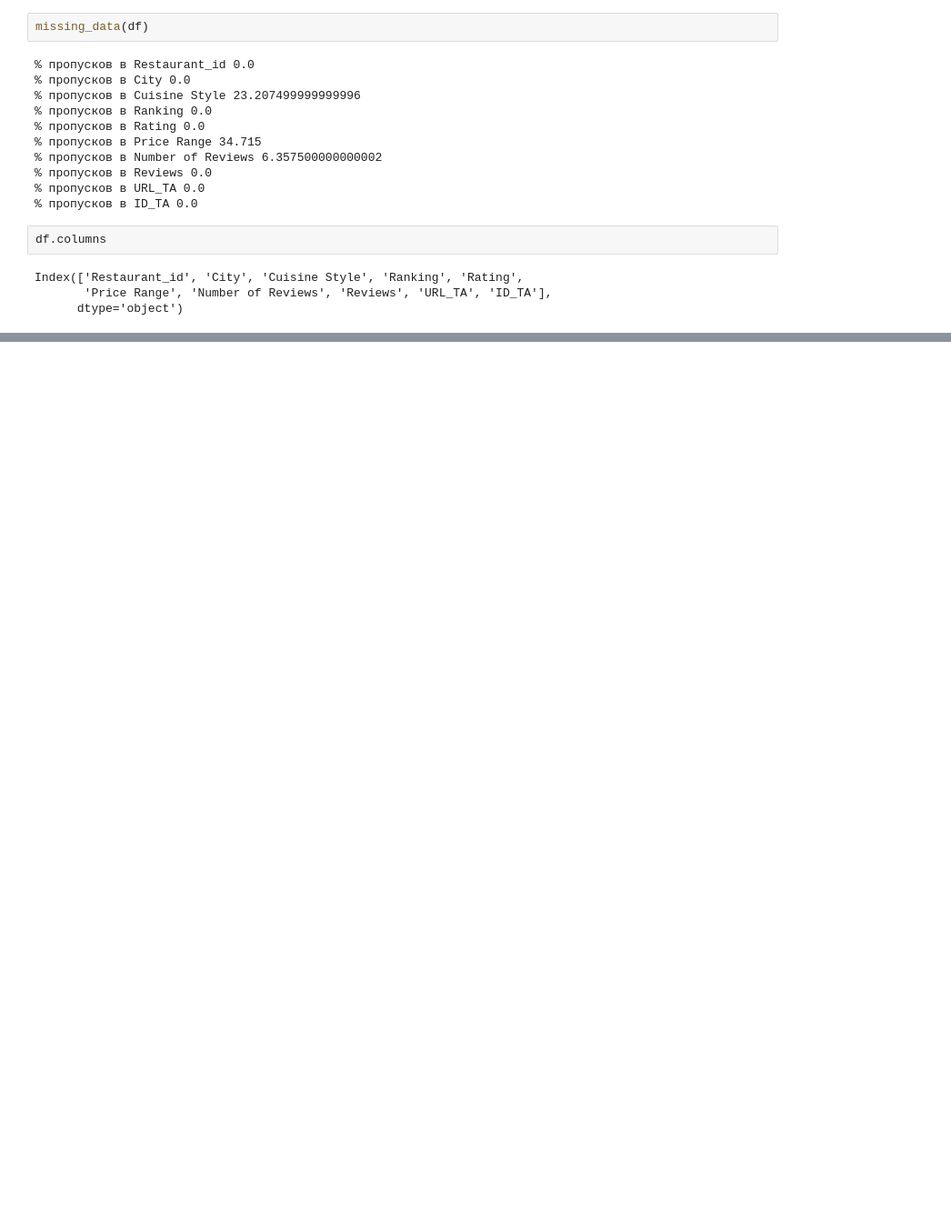
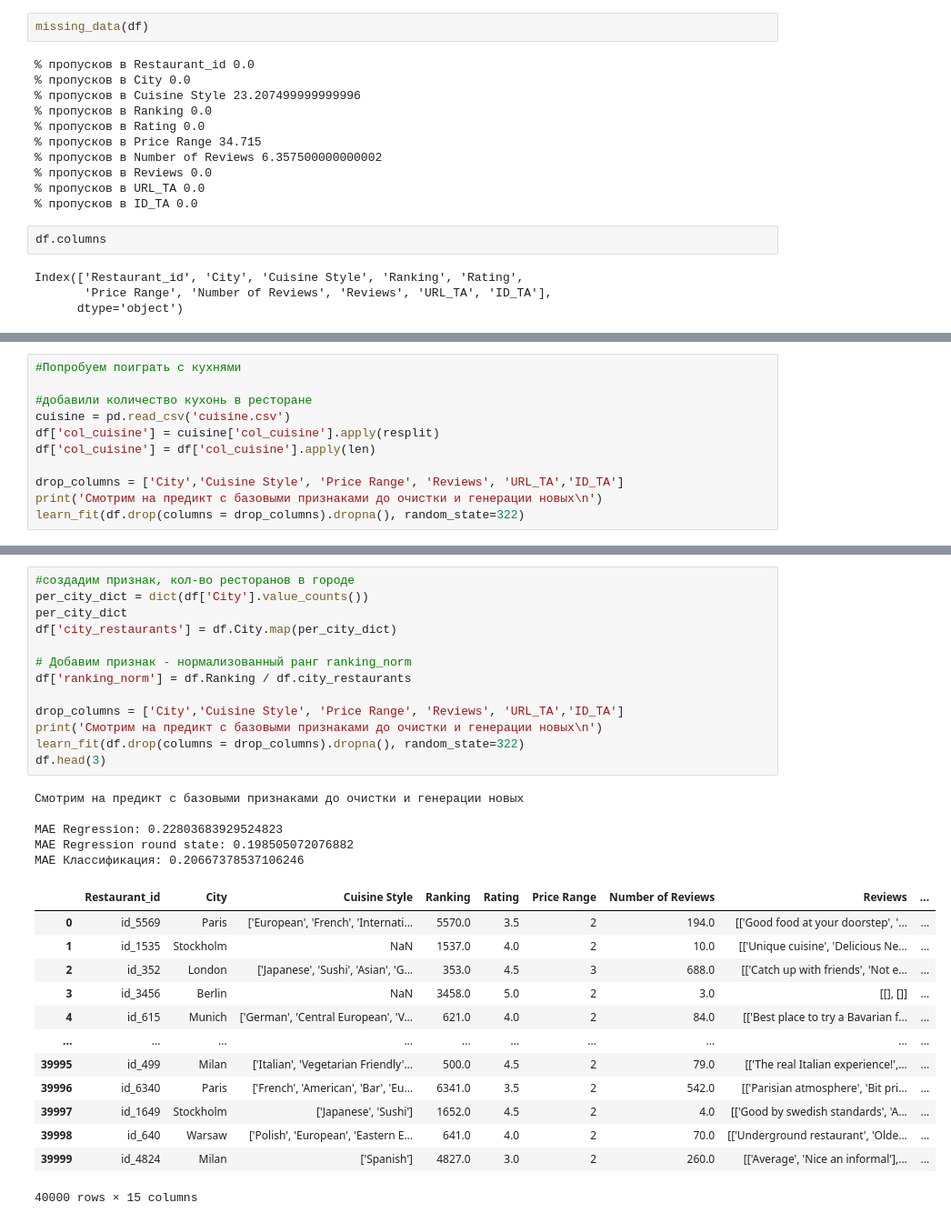
Before and after one commit to maximka1980/SF_DSPRO, a Jupyter notebook: module_3/module3_predict_submission.ipynb, the cells around one changed output, grey strips where cells are left out. Shown: that part at 91% size. Saved outputs shown, nothing was run; the diff lists cells and outputs as text; blank space fills up the shorter version.

```diff
--- a/module_3/module3_predict_submission.ipynb
+++ b/module_3/module3_predict_submission.ipynb
@@ -127,0 +309,11 @@ Index(['Restaurant_id', 'City', 'Cuisine Style', 'Ranking', 'Rating',
+# %%
+#Попробуем поиграть с кухнями
+
+#добавили количество кухонь в ресторане
+cuisine = pd.read_csv('cuisine.csv')
+df['col_cuisine'] = cuisine['col_cuisine'].apply(resplit)
+df['col_cuisine'] = df['col_cuisine'].apply(len)
+
+drop_columns = ['City','Cuisine Style', 'Price Range', 'Reviews', 'URL_TA','ID_TA']
+print('Смотрим на предикт с базовыми признаками до очистки и генерации новых\n')
+learn_fit(df.drop(columns = drop_columns).dropna(), random_state=322)
@@ -127,0 +348,32 @@ Index(['Restaurant_id', 'City', 'Cuisine Style', 'Ranking', 'Rating',
+# %%
+#создадим признак, кол-во ресторанов в городе
+per_city_dict = dict(df['City'].value_counts())
+per_city_dict
+df['city_restaurants'] = df.City.map(per_city_dict)
+
+# Добавим признак - нормализованный ранг ranking_norm
+df['ranking_norm'] = df.Ranking / df.city_restaurants
+
+drop_columns = ['City','Cuisine Style', 'Price Range', 'Reviews', 'URL_TA','ID_TA']
+print('Смотрим на предикт с базовыми признаками до очистки и генерации новых\n')
+learn_fit(df.drop(columns = drop_columns).dropna(), random_state=322)
+df.head(3)
+# %% [output]
+Смотрим на предикт с базовыми признаками до очистки и генерации новых
+
+MAE Regression: 0.22803683929524823
+MAE Regression round state: 0.198505072076882
+MAE Классификация: 0.20667378537106246
+|  | Restaurant_id | City | Cuisine Style | Ranking | Rating | Price Range | Number of Reviews | Reviews | ... |
+| 0 | id_5569 | Paris | ['European', 'French', 'Internati... | 5570.0 | 3.5 | 2 | 194.0 | [['Good food at your doorstep', '... | ... |
+| 1 | id_1535 | Stockholm | NaN | 1537.0 | 4.0 | 2 | 10.0 | [['Unique cuisine', 'Delicious Ne... | ... |
+| 2 | id_352 | London | ['Japanese', 'Sushi', 'Asian', 'G... | 353.0 | 4.5 | 3 | 688.0 | [['Catch up with friends', 'Not e... | ... |
+| 3 | id_3456 | Berlin | NaN | 3458.0 | 5.0 | 2 | 3.0 | [[], []] | ... |
+| 4 | id_615 | Munich | ['German', 'Central European', 'V... | 621.0 | 4.0 | 2 | 84.0 | [['Best place to try a Bavarian f... | ... |
+| ... | ... | ... | ... | ... | ... | ... | ... | ... | ... |
+| 39995 | id_499 | Milan | ['Italian', 'Vegetarian Friendly'... | 500.0 | 4.5 | 2 | 79.0 | [['The real Italian experience!',... | ... |
+| 39996 | id_6340 | Paris | ['French', 'American', 'Bar', 'Eu... | 6341.0 | 3.5 | 2 | 542.0 | [['Parisian atmosphere', 'Bit pri... | ... |
+| 39997 | id_1649 | Stockholm | ['Japanese', 'Sushi'] | 1652.0 | 4.5 | 2 | 4.0 | [['Good by swedish standards', 'A... | ... |
+| 39998 | id_640 | Warsaw | ['Polish', 'European', 'Eastern E... | 641.0 | 4.0 | 2 | 70.0 | [['Underground restaurant', 'Olde... | ... |
+| 39999 | id_4824 | Milan | ['Spanish'] | 4827.0 | 3.0 | 2 | 260.0 | [['Average', 'Nice an informal'],... | ... |
+40000 rows × 15 columns
```
Also changed, not shown: parts of 22 cells of this notebook, 3 other files.
